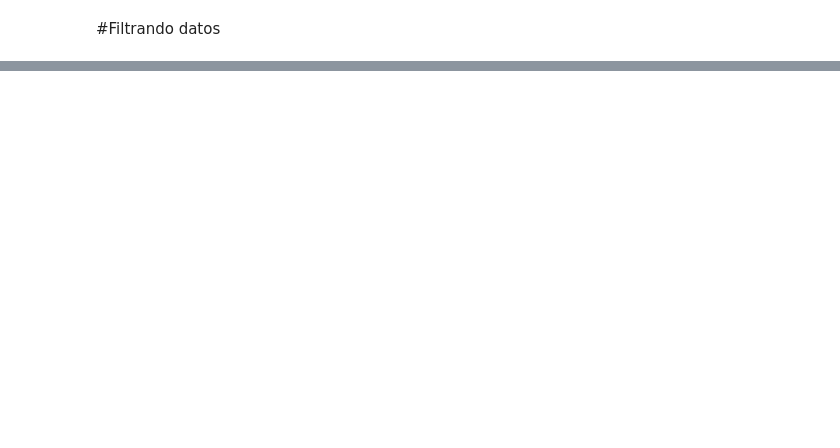
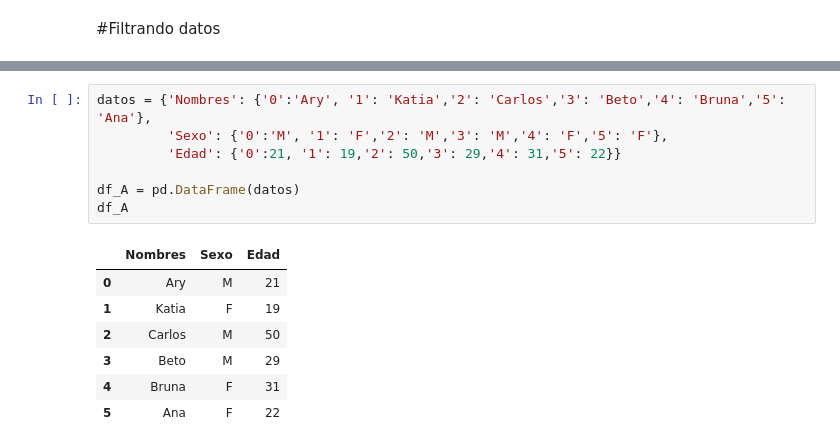
Before and after one commit to Tushima437/python, a Jupyter notebook: Python_Pandas_Tratamiento_y_análisis_de_datos.ipynb, the cells around one changed output, grey strips where cells are left out. Saved outputs shown, nothing was run; the diff lists cells and outputs as text; blank space fills up the shorter version.

```diff
--- a/Python_Pandas_Tratamiento_y_análisis_de_datos.ipynb
+++ b/Python_Pandas_Tratamiento_y_análisis_de_datos.ipynb
@@ -748,0 +972,15 @@ df5
+# %%
+datos = {'Nombres': {'0':'Ary', '1': 'Katia','2': 'Carlos','3': 'Beto','4': 'Bruna','5': 'Ana'},
+         'Sexo': {'0':'M', '1': 'F','2': 'M','3': 'M','4': 'F','5': 'F'},
+         'Edad': {'0':21, '1': 19,'2': 50,'3': 29,'4': 31,'5': 22}}
+
+df_A = pd.DataFrame(datos)
+df_A
+# %% [output]
+|  | Nombres | Sexo | Edad |
+| 0 | Ary | M | 21 |
+| 1 | Katia | F | 19 |
+| 2 | Carlos | M | 50 |
+| 3 | Beto | M | 29 |
+| 4 | Bruna | F | 31 |
+| 5 | Ana | F | 22 |
```
Also changed, not shown: parts of 25 cells of this notebook.
